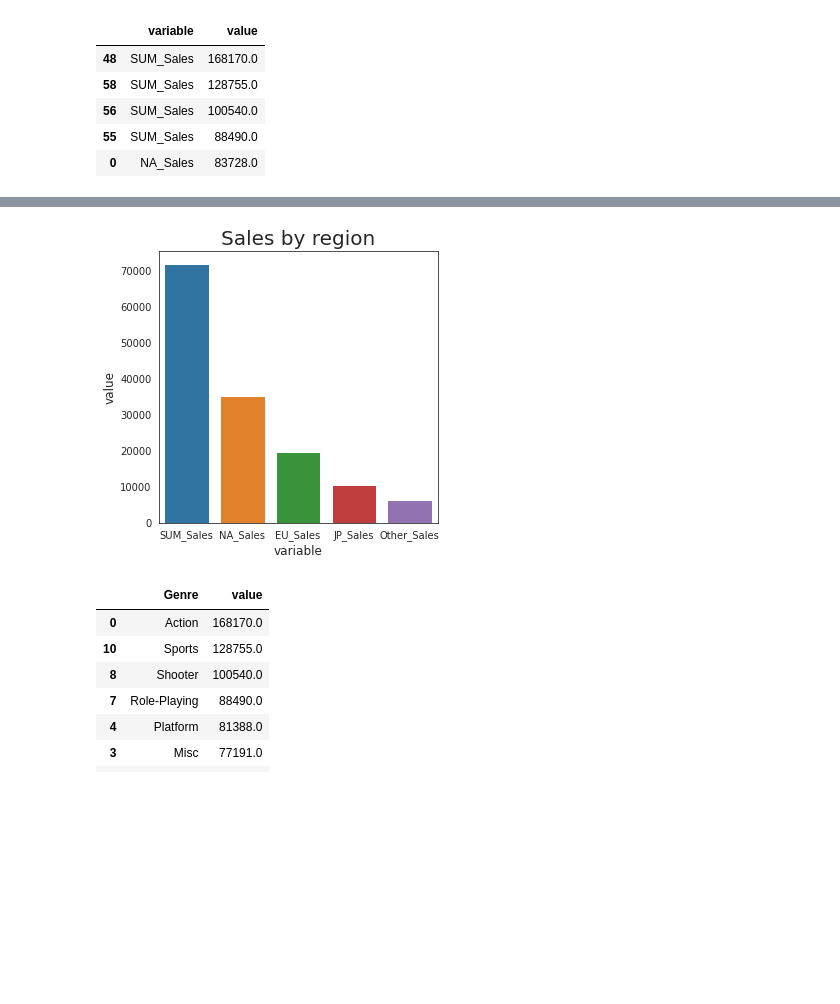
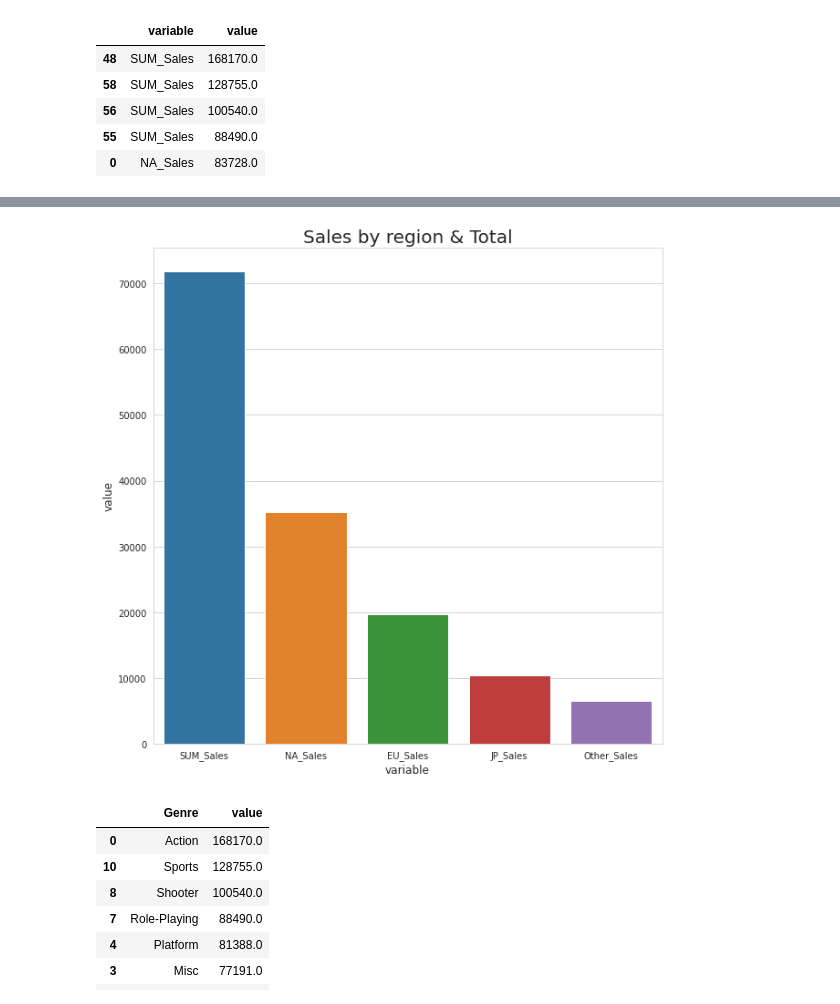
Before and after one commit to MinsooKwak/Project, a Jupyter notebook: AI_07_곽민수_Project1.ipynb, the cells around one changed output, grey strips where cells are left out. Cells and saved outputs as stored; diff of their text form; code cells hidden in the pictures; blank space fills up the shorter version.

```diff
--- a/AI_07_곽민수_Project1.ipynb
+++ b/AI_07_곽민수_Project1.ipynb
@@ -224,3 +227,5 @@ Data columns (total 9 columns):
  8   Other_Sales  16241 non-null  float64
 dtypes: float64(5), object(4)
 memory usage: 1.2+ MB
+# %%
+df['Year']=df['Year'].astype(float)
@@ -287,3 +316,11 @@ See the caveats in the documentation: https://pandas.pydata.org/pandas-docs/stab
 | 2 | Otome wa Oanesama Boku ni Koi Shi... | PSP | 2010 | Adventure | Alchemist | 0.0 | 0.0 | 2.0 | 0.0 |
 | 3 | Deal or No Deal: Special Edition | DS | 2010 | Misc | Zoo Games | 4.0 | 0.0 | 0.0 | 0.0 |
 | 4 | Ben 10 Ultimate Alien: Cosmic Des... | PS3 | 2010 | Platform | D3Publisher | 12.0 | 9.0 | 0.0 | 4.0 |
+# %%
+def lenth_del_underf(x):
+  if len(x)<4:
+    del x
+  elif len(x)==4:
+    return x
+# %%
+df['Year']=df['Year'].apply(lenth_del_underf)
@@ -559,3 +1315,17 @@ Genre_tidy.head()
 | 56 | SUM_Sales | 100540.0 |
 | 55 | SUM_Sales | 88490.0 |
 | 0 | NA_Sales | 83728.0 |
+# %%
+sns.set_style('whitegrid')
+fig= plt.figure(figsize=(8,8))
+area2 = fig.add_subplot(1,1,1)
+area2.set_title('Sales by region',fontsize=20)
+area2.set_xlabel('Genre',fontsize=12)
+area2.set_ylabel('value',fontsize=12)
+#for p in ax.patches:
+#    left, bottom, width, height = p.get_bbox().bounds
+#    ax.annotate("%.1f m"%(height/1e6), (left+width/2, height*1.01), ha='center')
+#color=['black','dimgray','gray','darkgray','silver']
+g2= sns.barplot(data=Genre_tidy_SUMdel,x='variable',y='value',ax=area2,ci=None)
+Genre_t_vis= plt.show(g2)
+Genre_t_vis
@@ -562,15 +1334,15 @@ Genre_tidy.head()
 # %%
-sns.set_style('white')
-fig= plt.figure(figsize=(5,5))
+sns.set_style('whitegrid')
+fig= plt.figure(figsize=(10,10))
 area2 = fig.add_subplot(1,1,1)
-area2.set_title('Sales by region',fontsize=20)
+area2.set_title('Sales by region & Total',fontsize=20)
 area2.set_xlabel('Genre',fontsize=12)
 area2.set_ylabel('value',fontsize=12)
-g2= sns.barplot(data=Genre_tidy,x='variable',y='value',ax=area2,ci=None)
+g2= sns.barplot(data=Genre_tidy,x='variable',y='value',ax=area2,ci=None) #colors=['gray14','gray26','gray39','gray55','gray70']
 Genre_t_vis= plt.show(g2)
 Genre_t_vis
 # %% [output]
-[figure, old version]
+[figure, new version]
 # %%
 Genre_total_Sales = Genre_total_Sales.melt().sort_values(by='value',ascending=False)
 Genre_total_Sales
```
Also changed, not shown: parts of 185 cells of this notebook.
